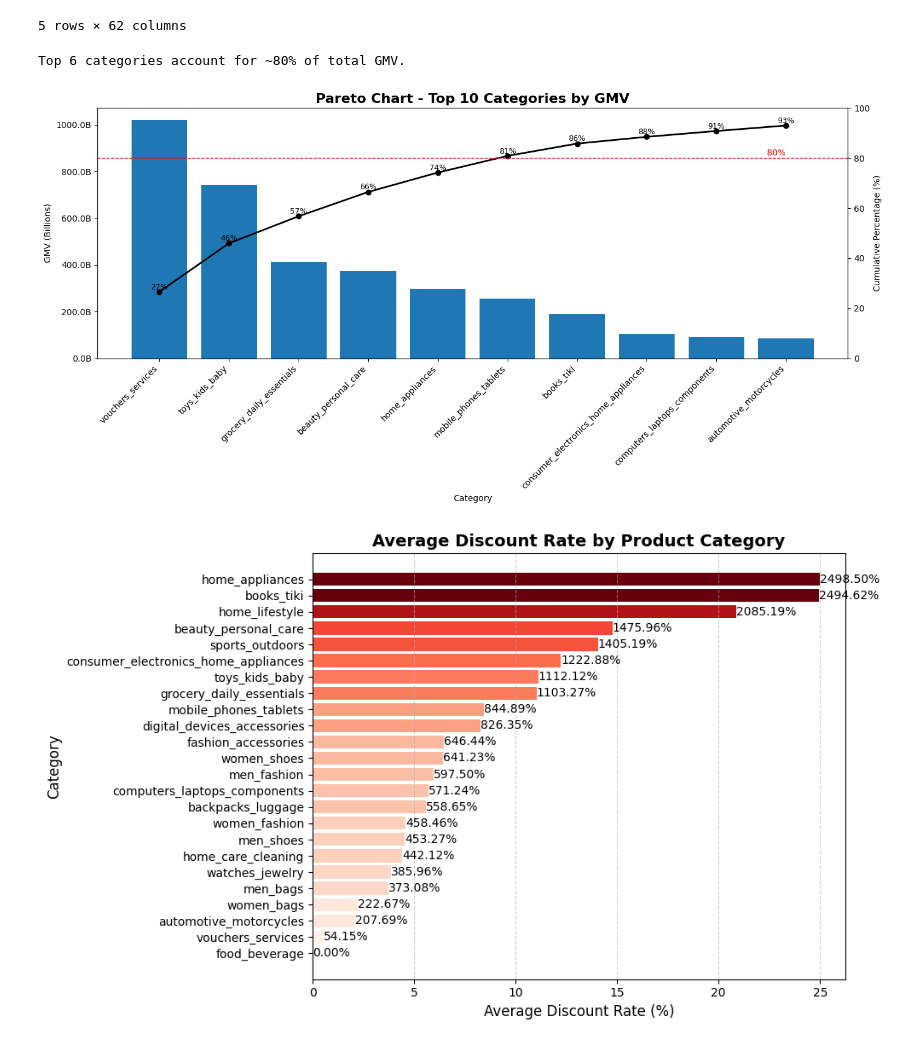
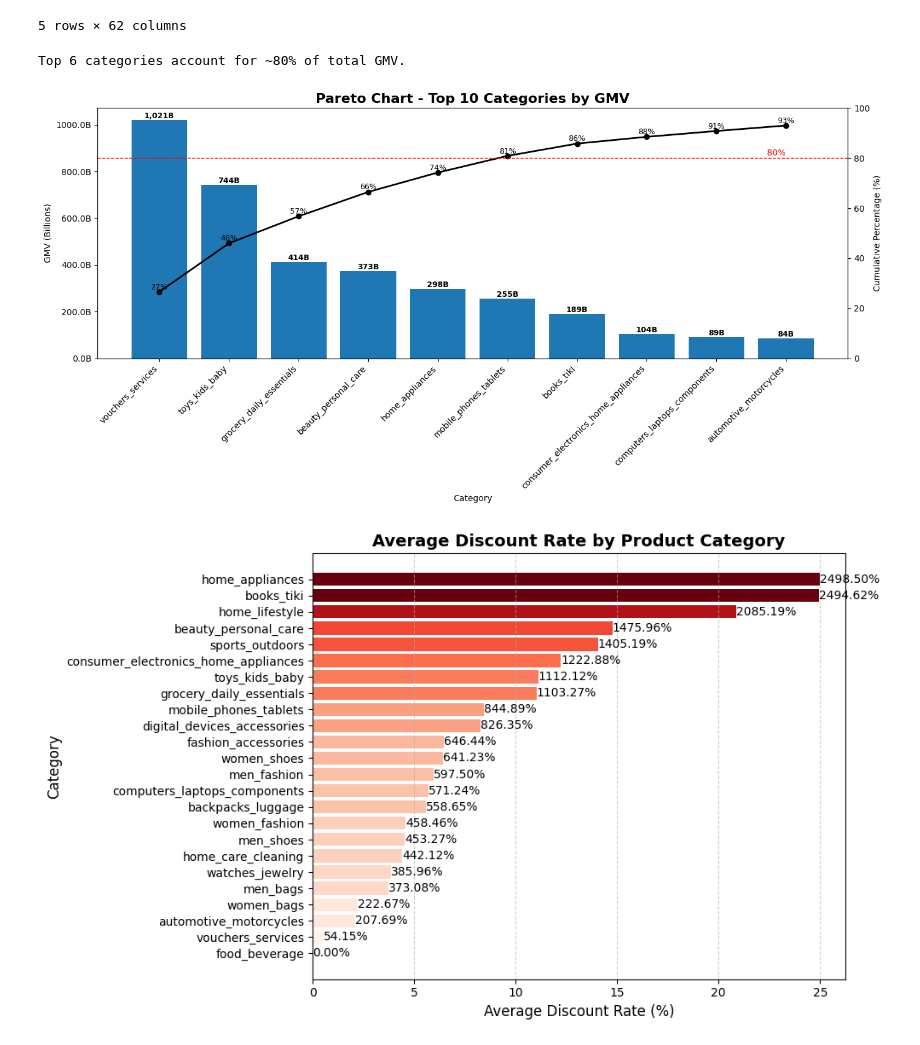
Before and after one commit to AI-Peak/DataScience_eCommerce_Tiki, a Jupyter notebook: analysis/03_matplotlib.ipynb, the cells around one changed output. Drawn from its saved outputs; the diff is of its cells as text; code cells hidden in the pictures.

Commit message:
add value to bars in pareto chart

```diff
--- a/analysis/03_matplotlib.ipynb
+++ b/analysis/03_matplotlib.ipynb
@@ -142,6 +142,19 @@ fig, ax1 = plt.subplots(figsize=(14, 7))
 
 # Bar chart (GMV)
 bars = ax1.bar(gmv_top10["category"], gmv_top10["gmv_proxy"])
+# Hiển thị value trên mỗi bar
+for bar in bars:
+    height = bar.get_height()
+
+    ax1.text(
+        bar.get_x() + bar.get_width() / 2,  # vị trí giữa bar
+        height,                              # đỉnh bar
+        f'{height/1e9:,.0f}B',               # format billions
+        ha='center',
+        va='bottom',
+        fontsize=9,
+        fontweight='bold'
+    )
 
 ax1.set_title("Pareto Chart - Top 10 Categories by GMV", fontsize=16, fontweight="bold")
 ax1.set_xlabel("Category")
@@ -172,34 +185,34 @@ ax2.set_ylim(0, 100)
 
 # Label %
 for i, pct in enumerate(gmv_top10["cum_pct"]):
     ax2.text(i, pct + 1, f"{pct:.0f}%", ha="center", fontsize=9)
 
 # ==============================
 # 7. Đường 80% (Pareto rule)
 ax2.axhline(80, color="red", linestyle="--", linewidth=1)
 
 ax2.text(
     len(gmv_top10) - 1,
     81,
     "80%",
     ha="right",
     fontsize=10,
     color="red"
 )
 
 # ==============================
 # 8. Insight: bao nhiêu category = 80%
 num_categories_80 = (gmv_category["cum_pct"] <= 80).sum() + 1
 
 print(f"Top {num_categories_80} categories account for ~80% of total GMV.")
 
 # ==============================
 # 9. Show
 plt.tight_layout()
 plt.show()
 # %% [output]
 Top 6 categories account for ~80% of total GMV.
-[figure, old version]
+[figure, new version]
 # %%
 #2. Vẽ biểu đồ so sánh mức giảm giá trung bình theo category
 plt.figure(figsize=(10,6))
```
